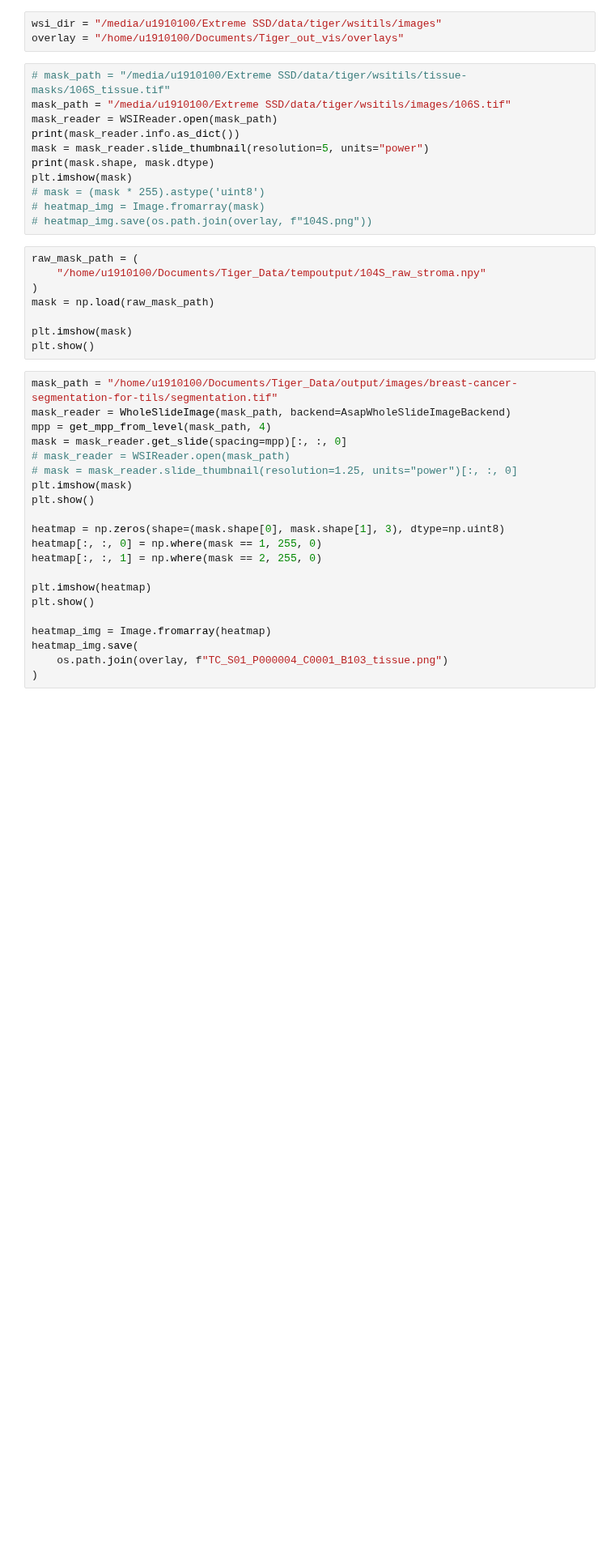
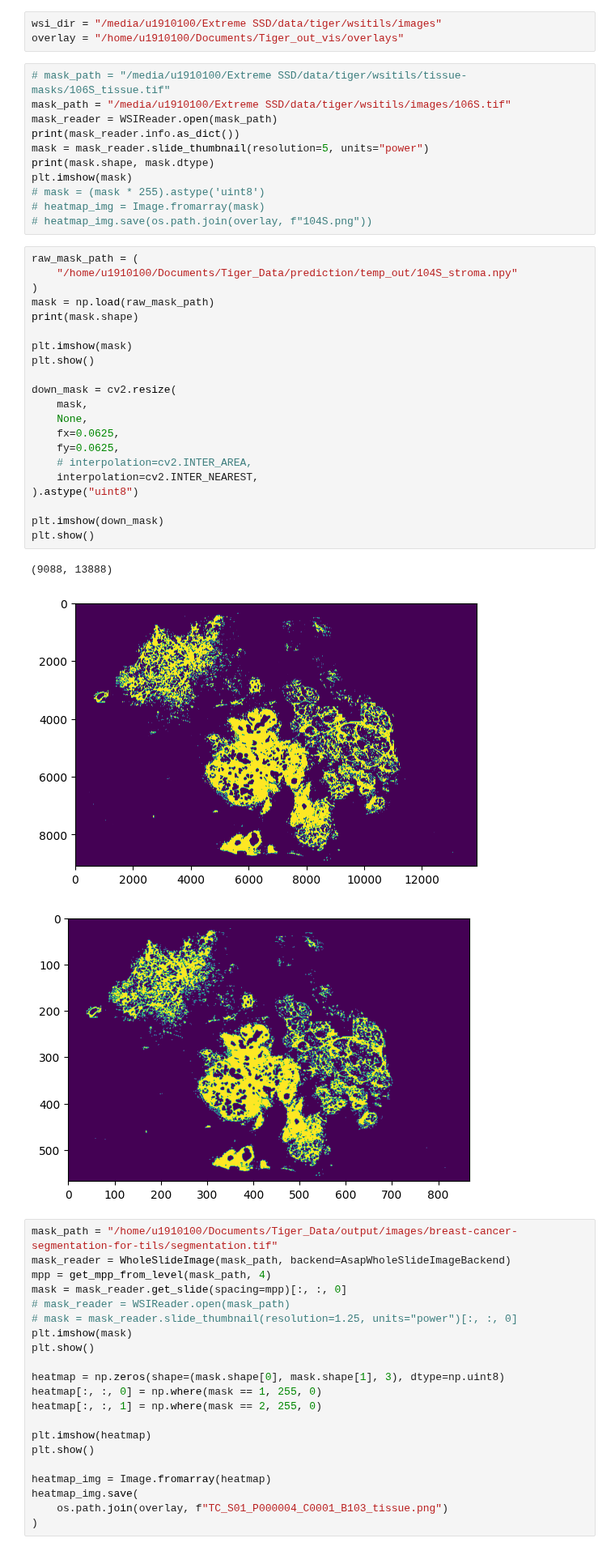
Before and after one commit to Jiaqi-Lv/TIAger-Torch, a Jupyter notebook: tissue_mask_vis.ipynb, the cells around one changed output. Shown at 81% size. Cells and saved outputs as stored; diff of their text form; blank space fills up the shorter version.

```diff
--- a/tissue_mask_vis.ipynb
+++ b/tissue_mask_vis.ipynb
@@ -100,12 +102,29 @@ plt.imshow(mask)
 # heatmap_img.save(os.path.join(overlay, f"104S.png"))
 # %%
 raw_mask_path = (
-    "/home/u1910100/Documents/Tiger_Data/tempoutput/104S_raw_stroma.npy"
+    "/home/u1910100/Documents/Tiger_Data/prediction/temp_out/104S_stroma.npy"
 )
 mask = np.load(raw_mask_path)
+print(mask.shape)
 
 plt.imshow(mask)
 plt.show()
+
+down_mask = cv2.resize(
+    mask,
+    None,
+    fx=0.0625,
+    fy=0.0625,
+    # interpolation=cv2.INTER_AREA,
+    interpolation=cv2.INTER_NEAREST,
+).astype("uint8")
+
+plt.imshow(down_mask)
+plt.show()
+# %% [output]
+(9088, 13888)
+[figure, added]
+[figure, added]
 # %%
 mask_path = "/home/u1910100/Documents/Tiger_Data/output/images/breast-cancer-segmentation-for-tils/segmentation.tif"
 mask_reader = WholeSlideImage(mask_path, backend=AsapWholeSlideImageBackend)
```
Also changed, not shown: parts of 2 cells of this notebook, 4 other files.
